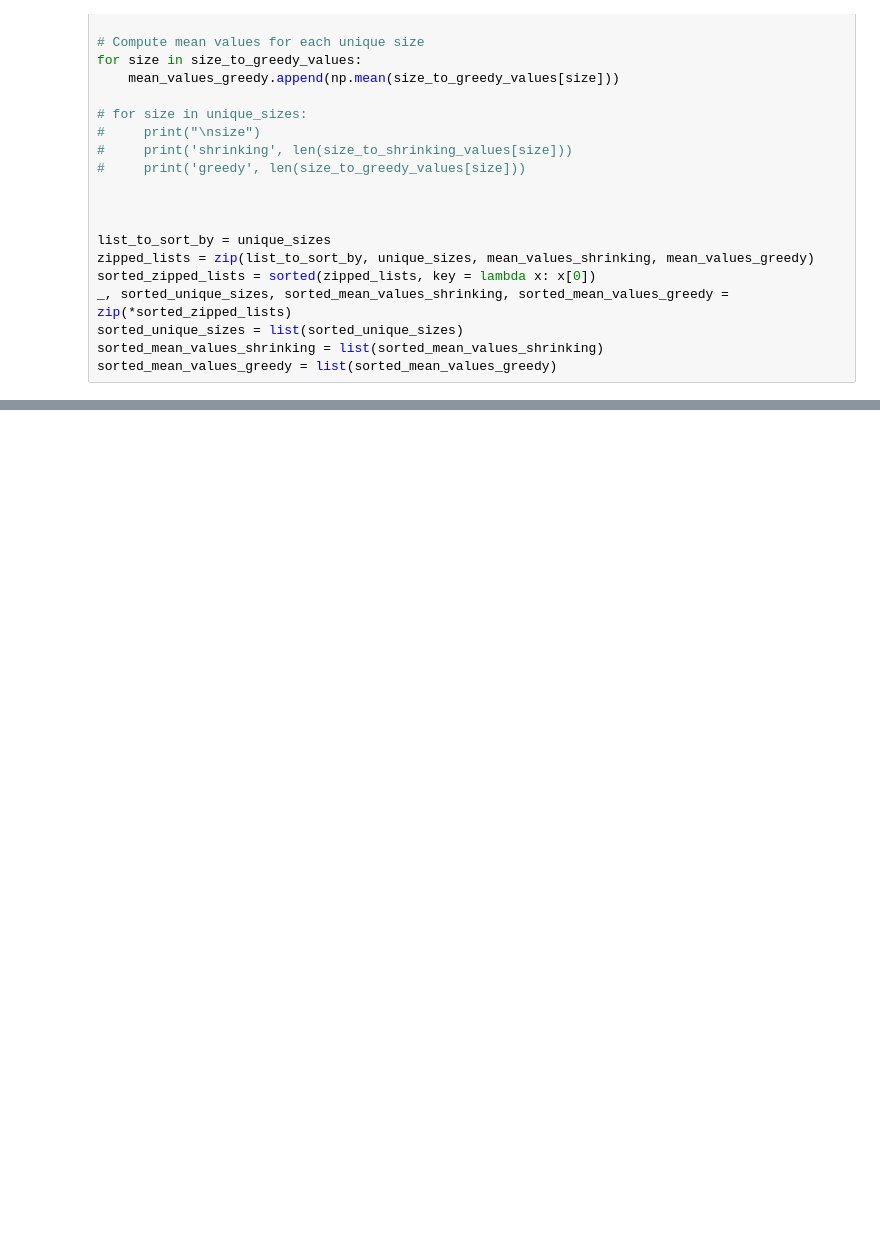
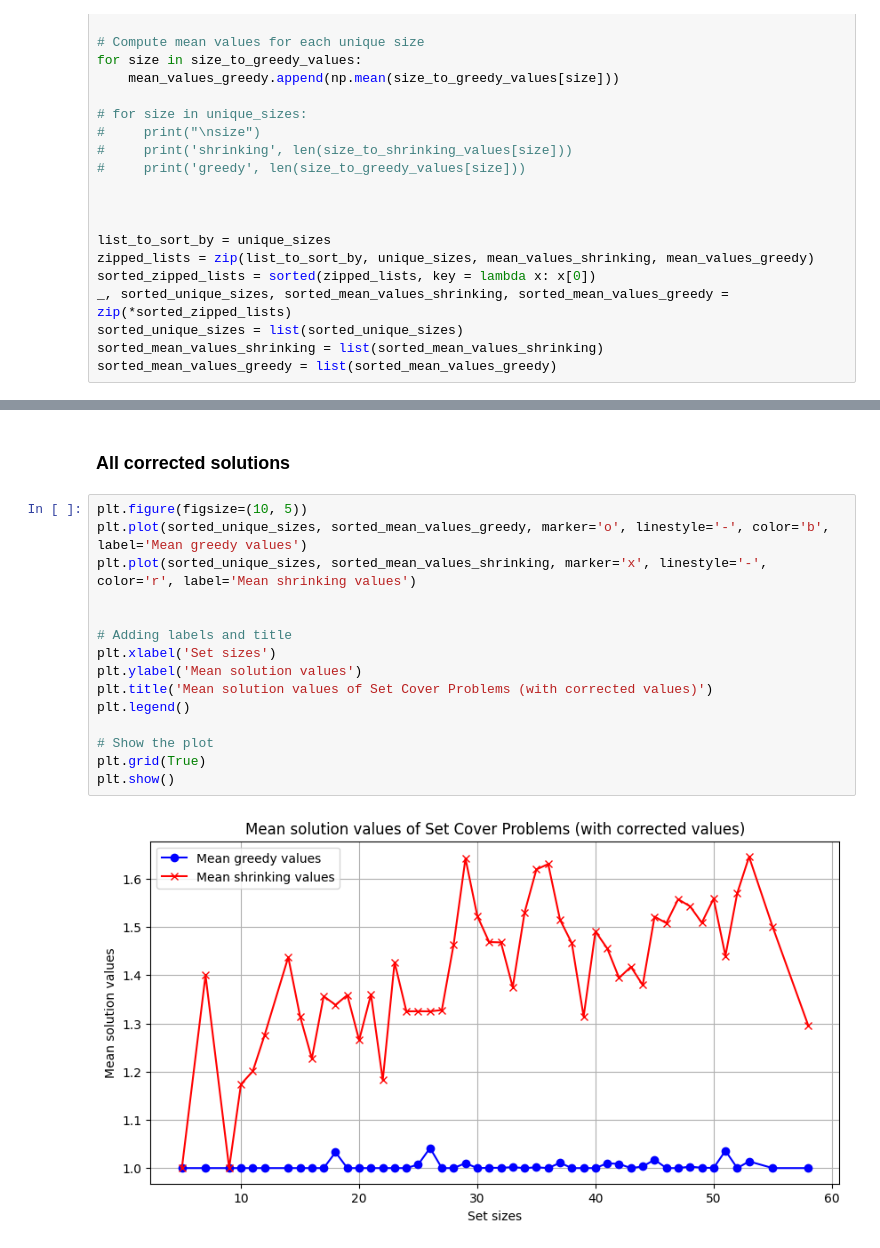
Before and after one commit to jernejrudifinzgar/qiro, a Jupyter notebook: Experiments/SetCover/scripts/plotting_file.ipynb, the cells around one changed output, grey strips where cells are left out. Saved outputs shown, nothing was run; the diff lists cells and outputs as text; blank space fills up the shorter version.

```diff
--- a/Experiments/SetCover/scripts/plotting_file.ipynb
+++ b/Experiments/SetCover/scripts/plotting_file.ipynb
@@ -144,0 +160,19 @@ plt.show()
+# %% [markdown]
+### All corrected solutions
+# %%
+plt.figure(figsize=(10, 5))
+plt.plot(sorted_unique_sizes, sorted_mean_values_greedy, marker='o', linestyle='-', color='b', label='Mean greedy values')
+plt.plot(sorted_unique_sizes, sorted_mean_values_shrinking, marker='x', linestyle='-', color='r', label='Mean shrinking values')
+
+
+# Adding labels and title
+plt.xlabel('Set sizes')
+plt.ylabel('Mean solution values')
+plt.title('Mean solution values of Set Cover Problems (with corrected values)')
+plt.legend()
+
+# Show the plot
+plt.grid(True)
+plt.show()
+# %% [output]
+[figure, added]
```
Also changed, not shown: parts of 6 cells of this notebook, 4 other files.
